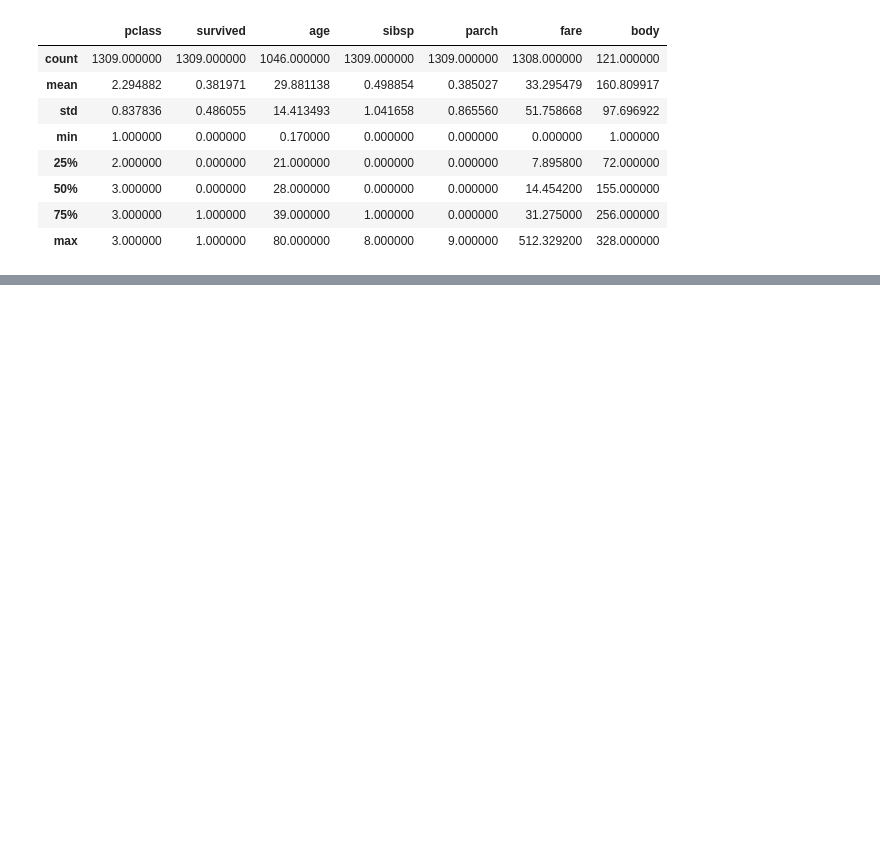
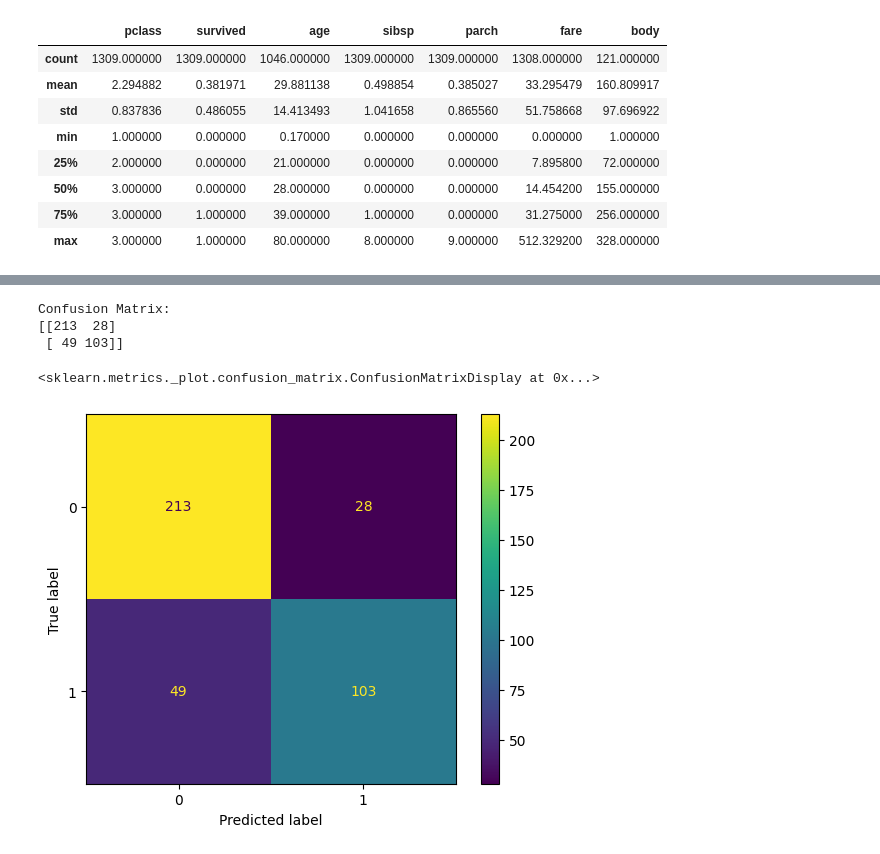
Before and after one commit to MarkusCasius/AAI-Lab-Tasks-main, a Jupyter notebook: Session 5/Titanic using regression.ipynb, the cells around one changed output, grey strips where cells are left out. Cells and saved outputs as stored; diff of their text form; code cells hidden in the pictures; blank space fills up the shorter version.

```diff
--- a/Session 5/Titanic using regression.ipynb
+++ b/Session 5/Titanic using regression.ipynb
@@ -174,6 +358,25 @@ clf.predict(X_test)
 # %%
 #Can you evaluate and validate the model using k-fold?
 #Can you get the confusion matrix?
+
+from sklearn.model_selection import cross_val_score
+from sklearn.metrics import confusion_matrix, ConfusionMatrixDisplay
+
+scores = cross_val_score(clf, X, y, cv=5)
+
+cm = confusion_matrix(y_test, predicted)
+
+print("Confusion Matrix:")
+print(cm)
+
+disp = ConfusionMatrixDisplay(confusion_matrix=cm)
+disp.plot()
+# %% [output]
+Confusion Matrix:
+[[213  28]
+ [ 49 103]]
+<sklearn.metrics._plot.confusion_matrix.ConfusionMatrixDisplay at 0x...>
+[figure, added]
 # %%
 #Save and test the model
 import pickle
```
Also changed, not shown: parts of 21 cells of this notebook, 1 other file.
